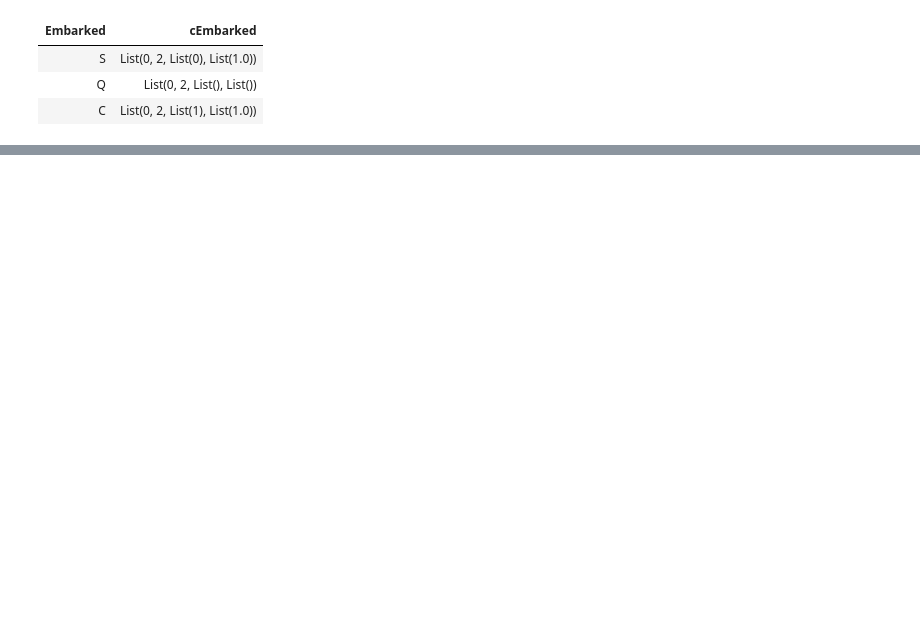
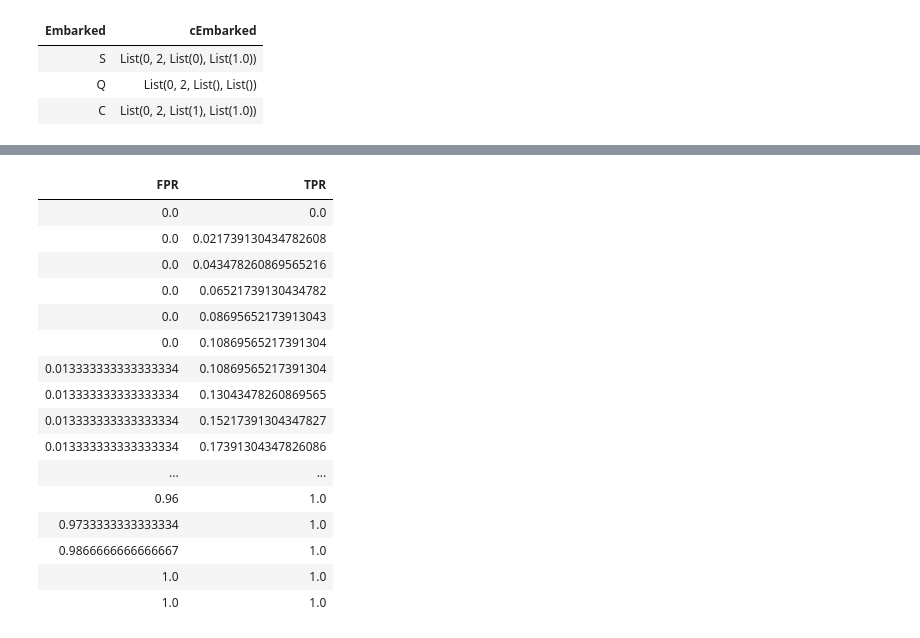
Before and after one commit to bigdatagalicia/ML, a Jupyter notebook: ML Titanic.ipynb, the cells around one changed output, grey strips where cells are left out. Drawn from its saved outputs; the diff is of its cells as text; code cells hidden in the pictures; blank space fills up the shorter version.

```diff
--- a/ML Titanic.ipynb
+++ b/ML Titanic.ipynb
@@ -136,0 +141,2 @@ datosF.show(truncate=False)
+# %%
+lr=LogisticRegression(labelCol="Survived",featuresCol="features")
@@ -136,0 +145,2 @@ datosF.show(truncate=False)
+# %%
+entrena,evalua=datosF.randomSplit([0.8,0.2])
@@ -136,0 +149,2 @@ datosF.show(truncate=False)
+# %%
+modelo=lr.fit(entrena)
@@ -136,0 +153,2 @@ datosF.show(truncate=False)
+# %%
+res=modelo.evaluate(evalua)
@@ -136,0 +165,20 @@ datosF.show(truncate=False)
+# %%
+display(res.roc)
+# %% [output]
+| FPR | TPR |
+| 0.0 | 0.0 |
+| 0.0 | 0.021739130434782608 |
+| 0.0 | 0.043478260869565216 |
+| 0.0 | 0.06521739130434782 |
+| 0.0 | 0.08695652173913043 |
+| 0.0 | 0.10869565217391304 |
+| 0.013333333333333334 | 0.10869565217391304 |
+| 0.013333333333333334 | 0.13043478260869565 |
+| 0.013333333333333334 | 0.15217391304347827 |
+| 0.013333333333333334 | 0.17391304347826086 |
+| ... | ... |
+| 0.96 | 1.0 |
+| 0.9733333333333334 | 1.0 |
+| 0.9866666666666667 | 1.0 |
+| 1.0 | 1.0 |
+| 1.0 | 1.0 |
```
Also changed, not shown: parts of 18 cells of this notebook.
